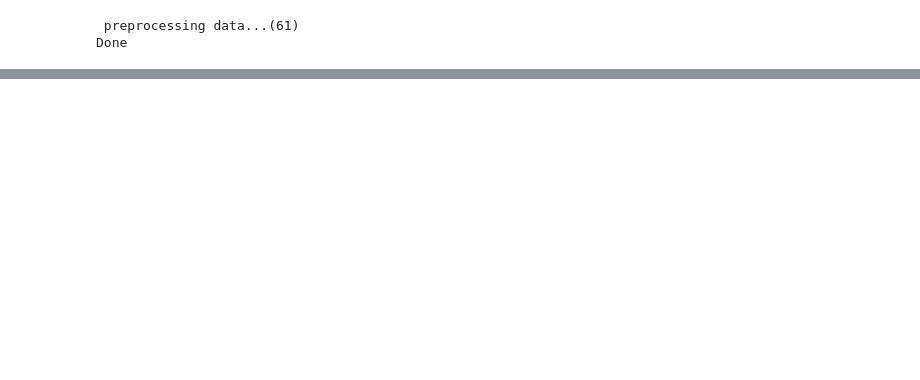
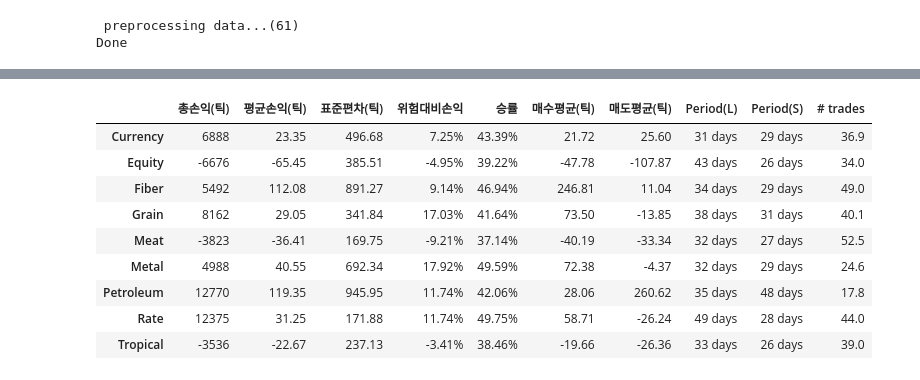
Before and after one commit to yosepchoi/research, a Jupyter notebook: 2.전략연구/backtesting.ipynb, the cells around one changed output, grey strips where cells are left out. Drawn from its saved outputs; the diff is of its cells as text; code cells hidden in the pictures; blank space fills up the shorter version.

```diff
--- a/2.전략연구/backtesting.ipynb
+++ b/2.전략연구/backtesting.ipynb
@@ -697,0 +108,13 @@ trader.equitylog
+# %%
+trader.summary(level=1)
+# %% [output]
+|  | 총손익(틱) | 평균손익(틱) | 표준편차(틱) | 위험대비손익 | 승률 | 매수평균(틱) | 매도평균(틱) | Period(L) | Period(S) | # trades |
+| Currency | 6888 | 23.35 | 496.68 | 7.25% | 43.39% | 21.72 | 25.60 | 31 days | 29 days | 36.9 |
+| Equity | -6676 | -65.45 | 385.51 | -4.95% | 39.22% | -47.78 | -107.87 | 43 days | 26 days | 34.0 |
+| Fiber | 5492 | 112.08 | 891.27 | 9.14% | 46.94% | 246.81 | 11.04 | 34 days | 29 days | 49.0 |
+| Grain | 8162 | 29.05 | 341.84 | 17.03% | 41.64% | 73.50 | -13.85 | 38 days | 31 days | 40.1 |
+| Meat | -3823 | -36.41 | 169.75 | -9.21% | 37.14% | -40.19 | -33.34 | 32 days | 27 days | 52.5 |
+| Metal | 4988 | 40.55 | 692.34 | 17.92% | 49.59% | 72.38 | -4.37 | 32 days | 29 days | 24.6 |
+| Petroleum | 12770 | 119.35 | 945.95 | 11.74% | 42.06% | 28.06 | 260.62 | 35 days | 48 days | 17.8 |
+| Rate | 12375 | 31.25 | 171.88 | 11.74% | 49.75% | 58.71 | -26.24 | 49 days | 28 days | 44.0 |
+| Tropical | -3536 | -22.67 | 237.13 | -3.41% | 38.46% | -19.66 | -26.36 | 33 days | 26 days | 39.0 |
```
Also changed, not shown: parts of 23 cells of this notebook, 13 other files.
